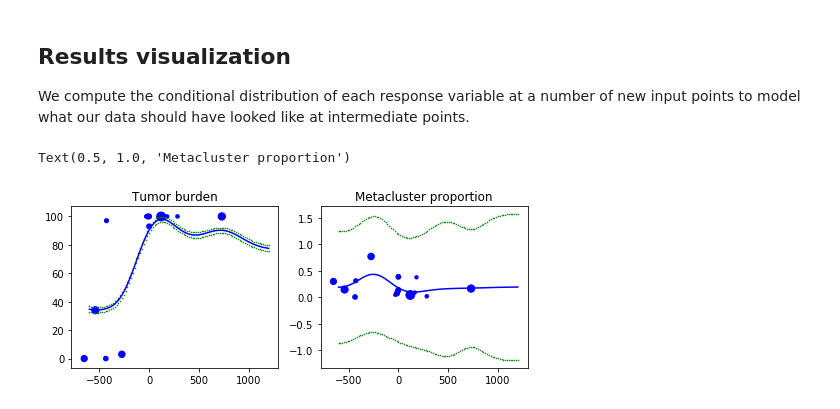
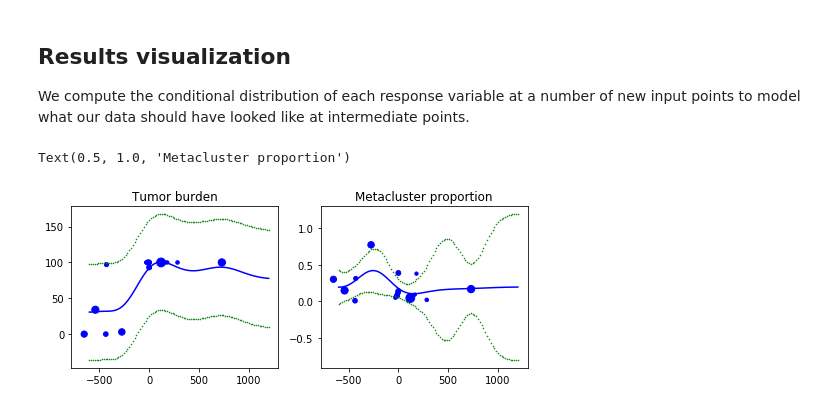
Before and after one commit to dpeerlab/dli_gpr, a Jupyter notebook: dli_gpr_demo.ipynb, the cells around one changed output. Drawn from its saved outputs; the diff is of its cells as text; code cells hidden in the pictures.

```diff
--- a/dli_gpr_demo.ipynb
+++ b/dli_gpr_demo.ipynb
@@ -155,33 +150,33 @@ new_metacluster, cov_metacluster = metacluster_model.conditional_distribution(ne
 # make a plot
 sizes = cluster_sizes.numpy()/70
 
 # time points as numpy array
 new_times = new_y.numpy()
 
 # means
 tumor_mean = new_tumor.numpy()
 metacluster_mean = new_metacluster.numpy()
 
 # plus or minus standard deviation
-tumor_std = torch.diag(cov_tumor).numpy()**0.5
-metacluster_std = torch.diag(cov_metacluster).numpy()**0.5
+tumor_std = torch.diag(cov_tumor).numpy()#**0.5
+metacluster_std = torch.diag(cov_metacluster).numpy()#**0.5
 
 # make plots
 fig, ax = plt.subplots(1,2, figsize=(7,3), tight_layout=True)
 
 # plot tumor
 ax[0].plot(new_times, tumor_mean, "b-")
 ax[0].scatter(y.numpy(), tumorburden.numpy(), s=sizes, c="b")
 ax[0].scatter(new_times, tumor_mean + tumor_std, c="g", s=0.3)
 ax[0].scatter(new_times, tumor_mean - tumor_std, c="g", s=0.3)
 ax[0].set_title("Tumor burden")
 
 # plot tumor
 ax[1].plot(new_times, metacluster_mean, "b-")
 ax[1].scatter(y.numpy(), metacluster.numpy(), s=sizes, c="b")
 ax[1].scatter(new_times, metacluster_mean + metacluster_std, c="g", s=0.3)
 ax[1].scatter(new_times, metacluster_mean - metacluster_std, c="g", s=0.3)
 ax[1].set_title("Metacluster proportion")
 # %% [output]
 Text(0.5, 1.0, 'Metacluster proportion')
-[figure, old version]
+[figure, new version]
```
Also changed, not shown: parts of 3 cells of this notebook.
